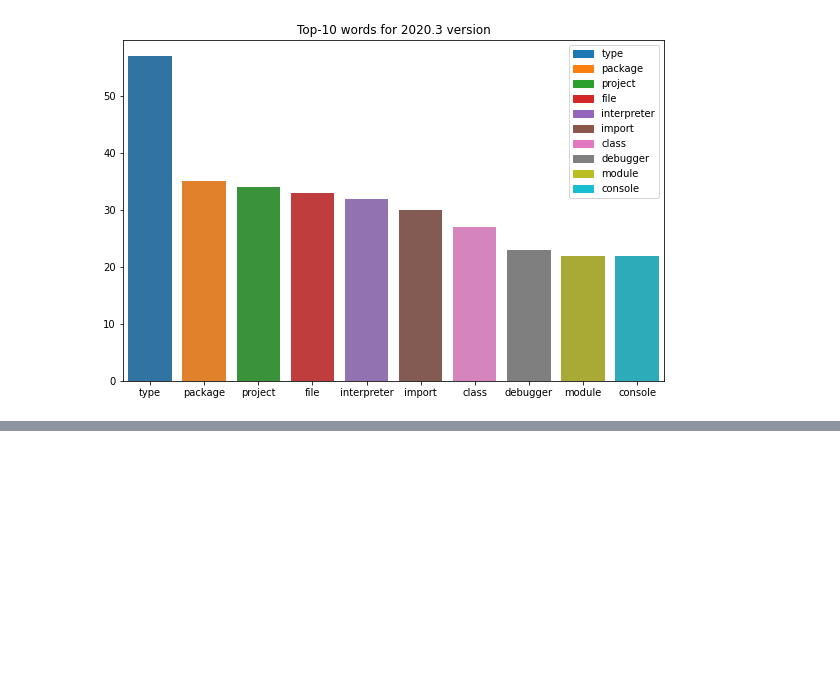
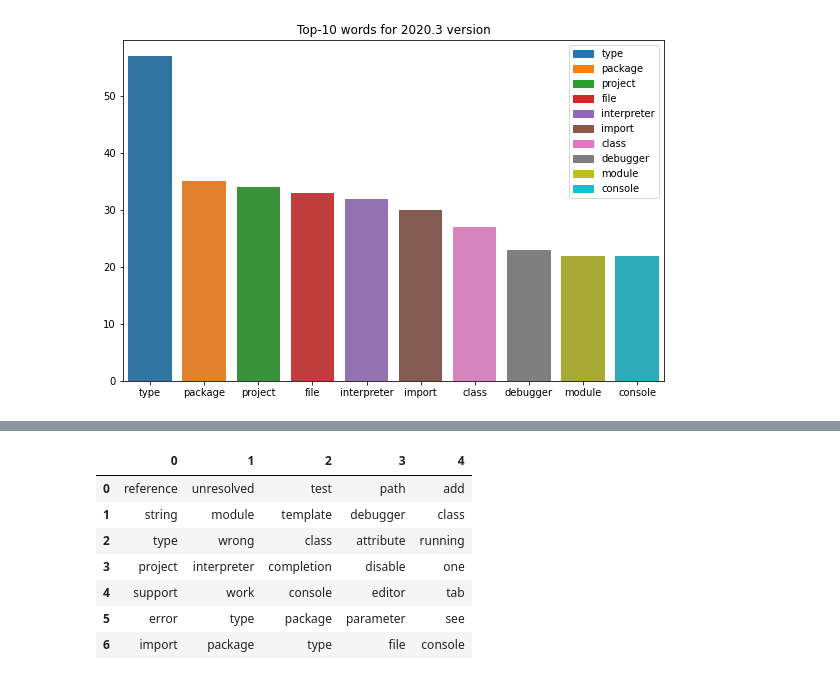
Before and after one commit to dariadiatlova/Topic-Modeling-PyCharm-Issues, a Jupyter notebook: notebook.ipynb, the cells around one changed output, grey strips where cells are left out. Cells and saved outputs as stored; diff of their text form; code cells hidden in the pictures; blank space fills up the shorter version.

```diff
--- a/notebook.ipynb
+++ b/notebook.ipynb
@@ -40,0 +64,3 @@ bar_plot_top_n([words3, cts3], "2020.3")
+# %%
+model = LDA("2020.3")
+model.fit(n_topics=7)
@@ -40,0 +77,13 @@ bar_plot_top_n([words3, cts3], "2020.3")
+# %%
+top_words_v3 = model.get_top_words()
+# %%
+pd.DataFrame(np.array(top_words_v3)[:, :5])
+# %% [output]
+|  | 0 | 1 | 2 | 3 | 4 |
+| 0 | reference | unresolved | test | path | add |
+| 1 | string | module | template | debugger | class |
+| 2 | type | wrong | class | attribute | running |
+| 3 | project | interpreter | completion | disable | one |
+| 4 | support | work | console | editor | tab |
+| 5 | error | type | package | parameter | see |
+| 6 | import | package | type | file | console |
```
Also changed, not shown: parts of 8 cells of this notebook, 4 other files.
